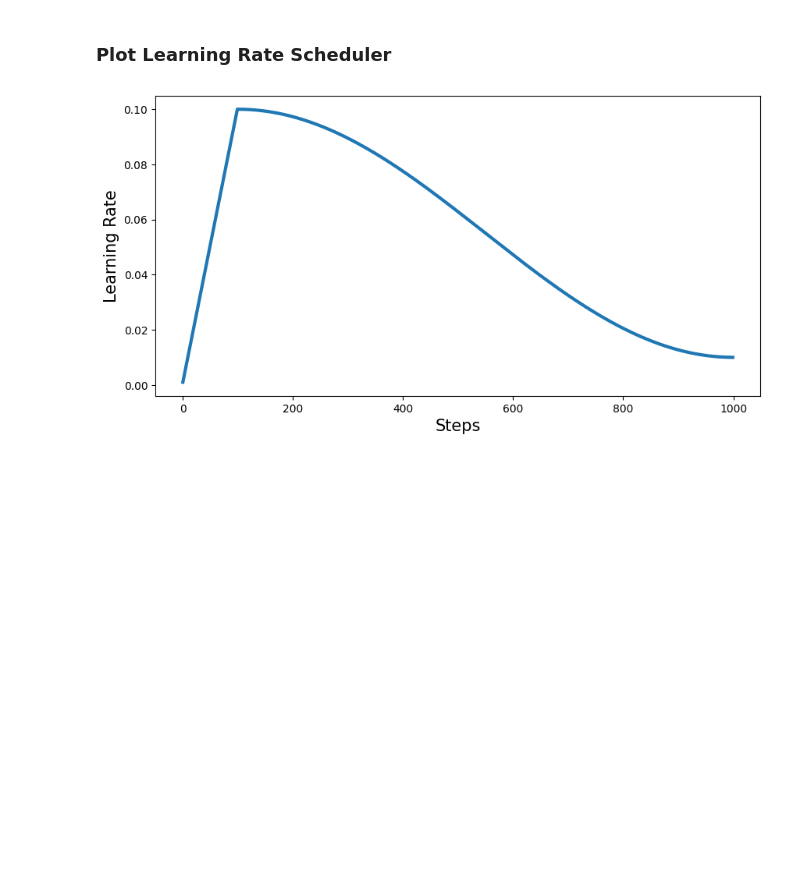
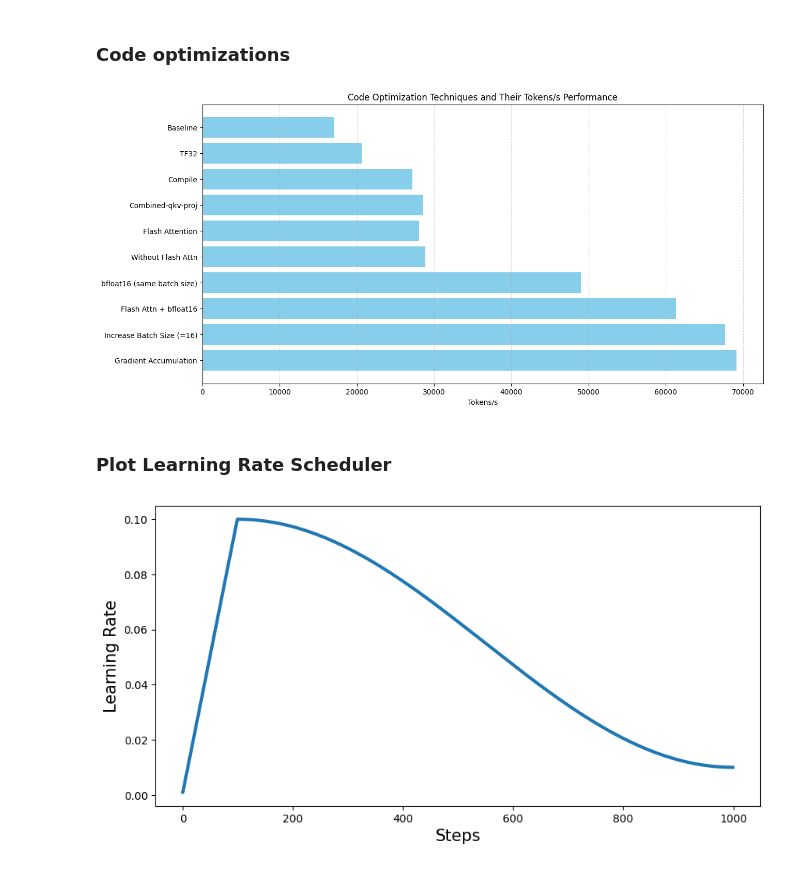
Before and after one commit to vmirly/build-LLMs, a Jupyter notebook: GPT2/plotting.ipynb, the cells around one changed output. Drawn from its saved outputs; the diff is of its cells as text; code cells hidden in the pictures; blank space fills up the shorter version.

Commit message:
plotting the optimization tricks

```diff
--- a/GPT2/plotting.ipynb
+++ b/GPT2/plotting.ipynb
@@ -0,0 +1,2 @@
+# %% [markdown]
+### Code optimizations
@@ -1,3 +6,25 @@
+# %%
+# Data
+optimizations = [
+    "Baseline", "TF32", "Compile", "Combined-qkv-proj", "Flash Attention",
+    "Without Flash Attn", "bfloat16 (same batch size)", "Flash Attn + bfloat16",
+    "Increase Batch Size (=16)", "Gradient Accumulation"
+]
+tokens_per_sec = [
+    17048.7, 20597.4, 27216.3, 28582.9, 28044.8,
+    28834.2, 49004, 61324.4, 67670.9, 69163.8
+]
+
+# Plot
+plt.figure(figsize=(14, 7))
+plt.barh(optimizations, tokens_per_sec, color='skyblue')
+plt.xlabel('Tokens/s')
+plt.title('Code Optimization Techniques and Their Tokens/s Performance')
+plt.gca().invert_yaxis()  # Invert y-axis for better readability
+plt.grid(axis='x', linestyle='--', alpha=0.5)
+plt.show()
+# %% [output]
+[figure, added]
 # %% [markdown]
 ### Plot Learning Rate Scheduler
 # %%
```
Also changed, not shown: parts of 1 cell of this notebook.
